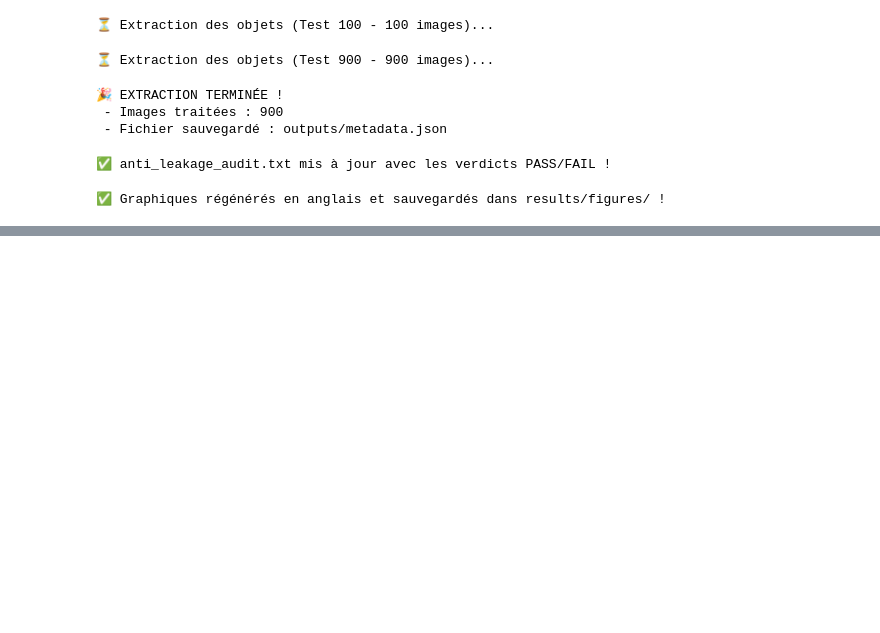
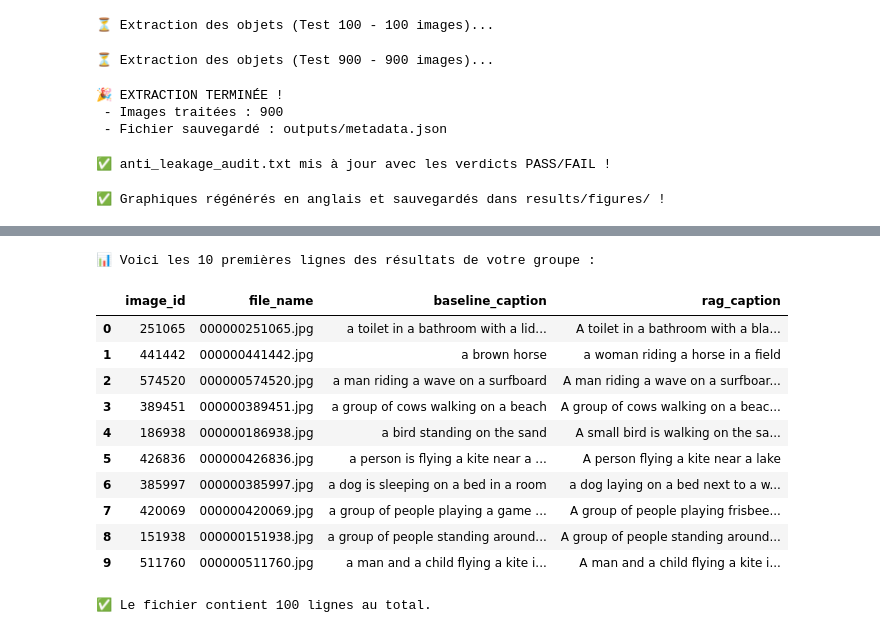
Before and after one commit to Rachaaabn/ImageCaptioning-RagReranking, a Jupyter notebook: notebooks/01_preprocessing.ipynb, the cells around one changed output, grey strips where cells are left out. Drawn from its saved outputs; the diff is of its cells as text; code cells hidden in the pictures; blank space fills up the shorter version.

Commit message:
Membre 1 : Ajout des captures d'ecran finales et verification du projet

```diff
--- a/notebooks/01_preprocessing.ipynb
+++ b/notebooks/01_preprocessing.ipynb
@@ -1786,0 +1885,7 @@ print("✅ Graphiques régénérés en anglais et sauvegardés dans results/figu
+# %%
+print("="*40)
+print("      ANTI-LEAKAGE AUDIT REPORT")
+print("="*40)
+with open('outputs/anti_leakage_audit.txt', 'r', encoding='utf-8') as f:
+    print(f.read())
+print("="*40)
@@ -1786,0 +1906,17 @@ print("✅ Graphiques régénérés en anglais et sauvegardés dans results/figu
+# %%
+import json
+
+with open('outputs/metadata.json', 'r') as f:
+    metadata = json.load(f)
+
+# On prend les 3 premières images pour l'exemple
+exemple_cles = list(metadata.keys())[:3]
+
+print("="*40)
+print("      YOLO METADATA EXEMPLE")
+print("="*40)
+for cle in exemple_cles:
+    print(f"Image ID: {cle}")
+    print(f"Split: {metadata[cle]['split']}")
+    print(f"Objects detected: {metadata[cle]['objects']}")
+    print("-" * 30)
@@ -1786,0 +1939,27 @@ print("✅ Graphiques régénérés en anglais et sauvegardés dans results/figu
+# %%
+import pandas as pd
+
+# Charger le fichier CSV généré par ton groupe (Membre 3)
+chemin_fichier = 'results/generated_captions/rag_captions_comparison.csv'
+df = pd.read_csv(chemin_fichier)
+
+# Afficher les 10 premières lignes du tableau
+print("📊 Voici les 10 premières lignes des résultats de votre groupe :")
+display(df.head(10))
+
+# Afficher le nombre total de lignes
+print(f"\n✅ Le fichier contient {len(df)} lignes au total.")
+# %% [output]
+📊 Voici les 10 premières lignes des résultats de votre groupe :
+|  | image_id | file_name | baseline_caption | rag_caption |
+| 0 | 251065 | 000000251065.jpg | a toilet in a bathroom with a lid... | A toilet in a bathroom with a bla... |
+| 1 | 441442 | 000000441442.jpg | a brown horse | a woman riding a horse in a field |
+| 2 | 574520 | 000000574520.jpg | a man riding a wave on a surfboard | A man riding a wave on a surfboar... |
+| 3 | 389451 | 000000389451.jpg | a group of cows walking on a beach | A group of cows walking on a beac... |
+| 4 | 186938 | 000000186938.jpg | a bird standing on the sand | A small bird is walking on the sa... |
+| 5 | 426836 | 000000426836.jpg | a person is flying a kite near a ... | A person flying a kite near a lake |
+| 6 | 385997 | 000000385997.jpg | a dog is sleeping on a bed in a room | a dog laying on a bed next to a w... |
+| 7 | 420069 | 000000420069.jpg | a group of people playing a game ... | A group of people playing frisbee... |
+| 8 | 151938 | 000000151938.jpg | a group of people standing around... | A group of people standing around... |
+| 9 | 511760 | 000000511760.jpg | a man and a child flying a kite i... | A man and a child flying a kite i... |
+✅ Le fichier contient 100 lignes au total.
```
Also changed, not shown: parts of 17 cells of this notebook, 6 other files.
